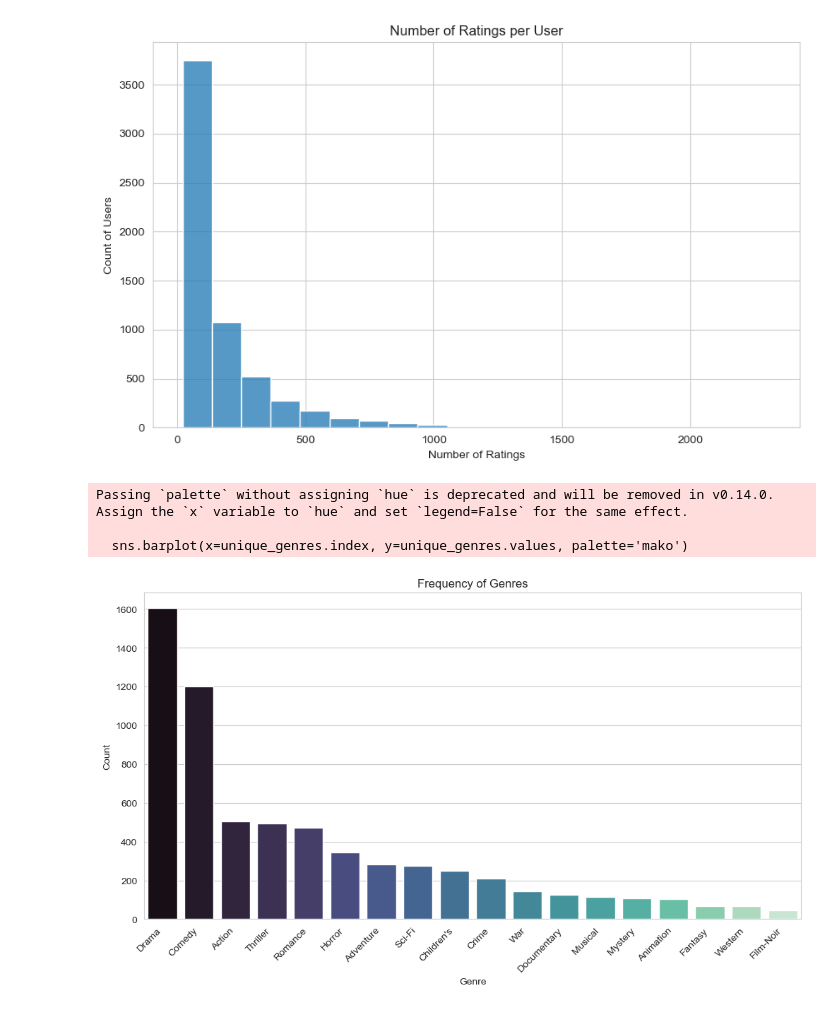
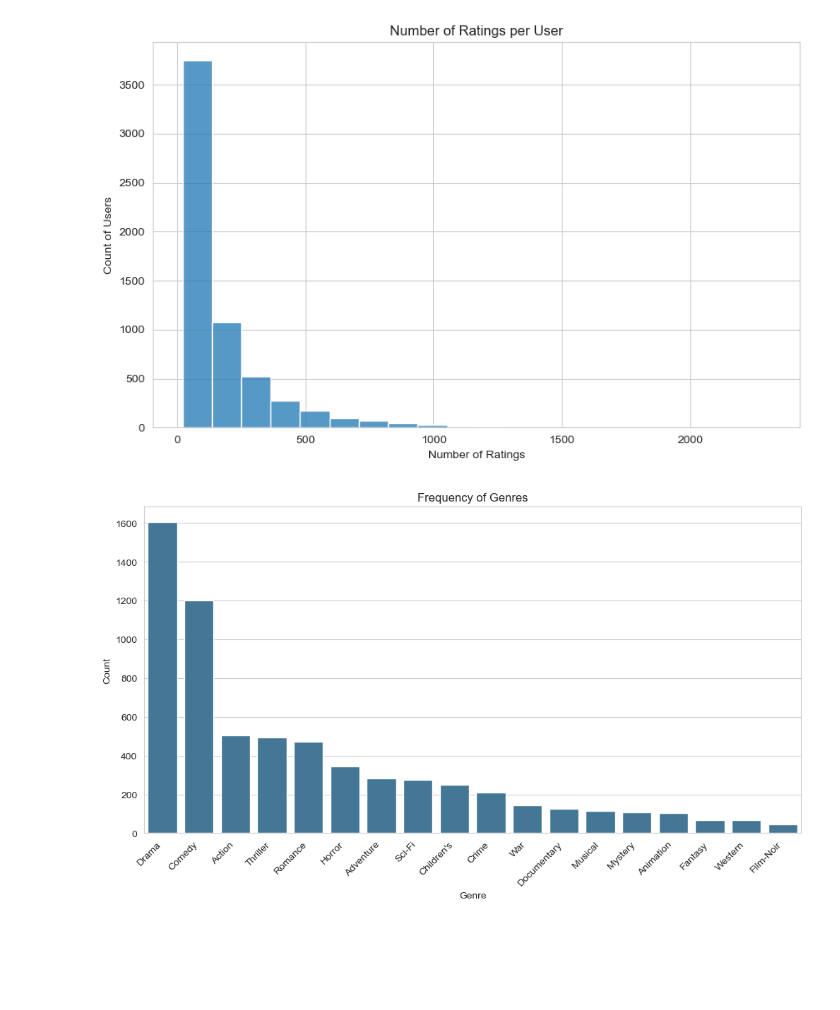
Before and after one commit to jmaloney95/Movie-Recommendation-Engine, a Jupyter notebook: notebooks/2.0-jm-exploratory-data-analysis.ipynb, the cells around one changed output. Saved outputs shown, nothing was run; the diff lists cells and outputs as text; code cells hidden in the pictures; blank space fills up the shorter version.

```diff
--- a/notebooks/2.0-jm-exploratory-data-analysis.ipynb
+++ b/notebooks/2.0-jm-exploratory-data-analysis.ipynb
@@ -161,22 +156,19 @@ plt.show()
 # %%
 # Genre analysis
 # Extract unique genres
 movies['genres'] = movies['genres'].str.split('|')
 all_genres = [genre for sublist in movies['genres'] for genre in sublist]
 unique_genres = pd.Series(all_genres).value_counts()
 
 plt.figure(figsize=(12, 6))
-sns.barplot(x=unique_genres.index, y=unique_genres.values, palette='mako')
+sns.barplot(x=unique_genres.index, y=unique_genres.values, hue=False, palette='mako', legend=False)
 plt.xticks(rotation=45, ha='right')
 plt.title("Frequency of Genres")
 plt.xlabel("Genre")
 plt.ylabel("Count")
 plt.show()
 # %% [output]
-Passing `palette` without assigning `hue` is deprecated and will be removed in v0.14.0. Assign the `x` variable to `hue` and set `legend=False` for the same effect.
-
-  sns.barplot(x=unique_genres.index, y=unique_genres.values, palette='mako')
-[figure, old version]
+[figure, new version]
 # %%
 # Conclusion
 # Distribution of ratings shows that a majority of movies are rated a 4
```
Also changed, not shown: parts of 2 cells of this notebook, 1 other file.
